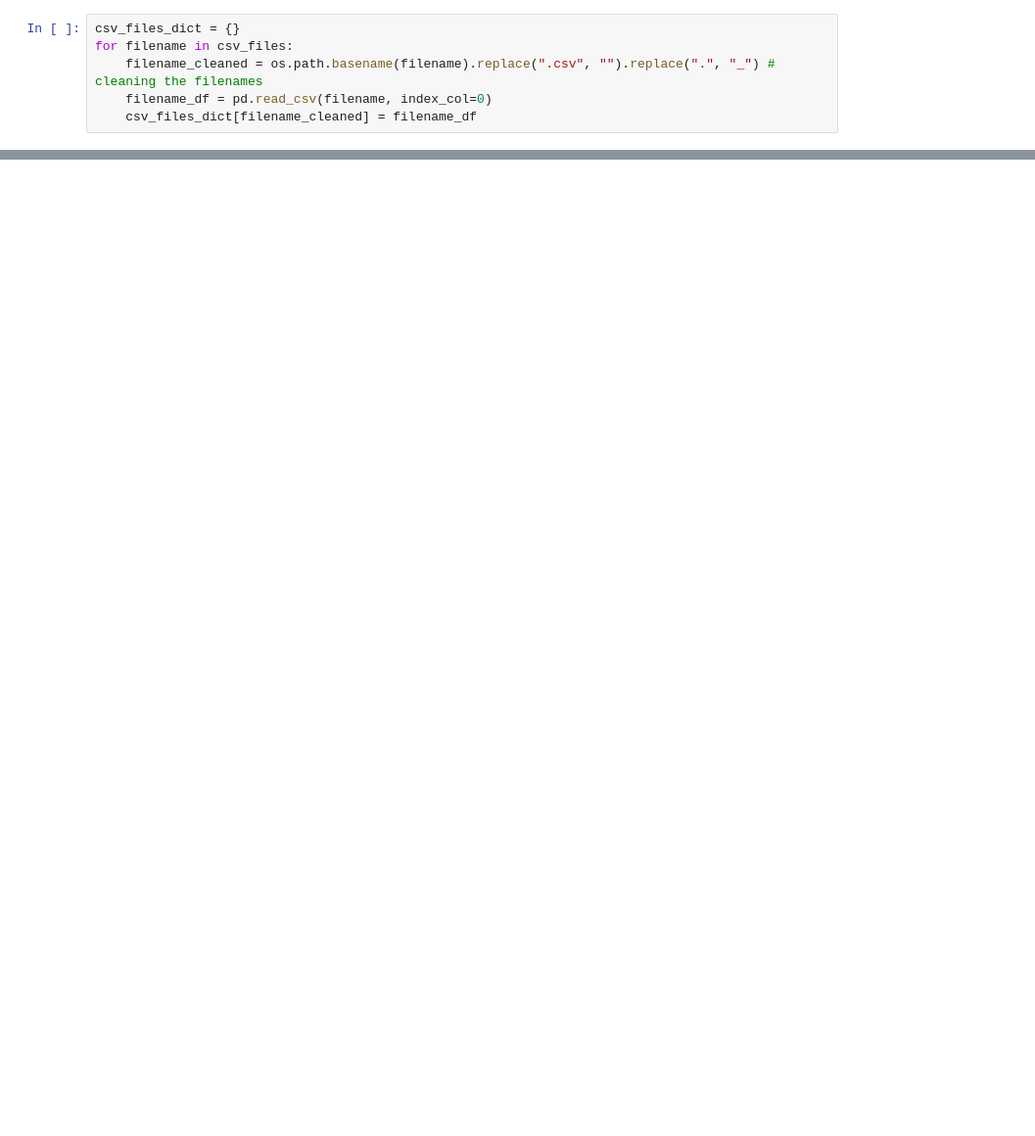
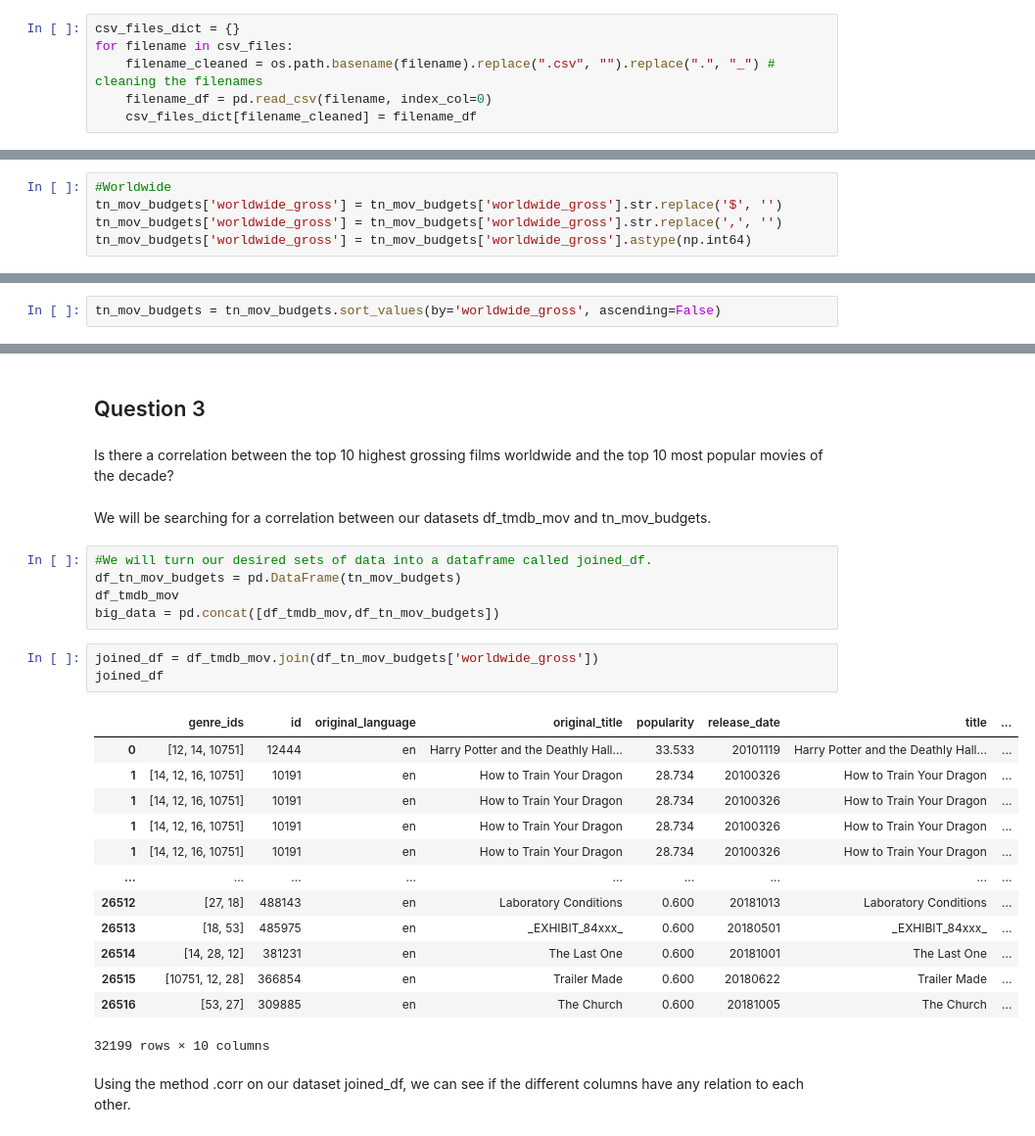
Before and after one commit to blkzen/dsc-mod-1-project-v2-1-onl01-dtsc-ft-012120, a Jupyter notebook: student.ipynb, the cells around one changed output, grey strips where cells are left out. Shown: that part at 98% size. Drawn from its saved outputs; the diff is of its cells as text; blank space fills up the shorter version.

```diff
--- a/student.ipynb
+++ b/student.ipynb
@@ -50 +105,6 @@ To answer this, we will start by selecting the 50 lowest grossing films from our
+# %%
+#Worldwide
+tn_mov_budgets['worldwide_gross'] = tn_mov_budgets['worldwide_gross'].str.replace('$', '')
+tn_mov_budgets['worldwide_gross'] = tn_mov_budgets['worldwide_gross'].str.replace(',', '')
+tn_mov_budgets['worldwide_gross'] = tn_mov_budgets['worldwide_gross'].astype(np.int64)
 # %% [markdown]
@@ -51,0 +127,2 @@ As we can see,
+# %%
+tn_mov_budgets = tn_mov_budgets.sort_values(by='worldwide_gross', ascending=False)
@@ -51,0 +260,31 @@ As we can see,
+# %% [markdown]
+## Question 3
+# %% [markdown]
+Is there a correlation between the top 10 highest grossing films worldwide and the top 10 most popular movies of the decade?
+# %% [markdown]
+We will be searching for a correlation between our datasets
+df_tmdb_mov and tn_mov_budgets.
+# %%
+#We will turn our desired sets of data into a dataframe called joined_df.
+df_tn_mov_budgets = pd.DataFrame(tn_mov_budgets)
+df_tmdb_mov
+big_data = pd.concat([df_tmdb_mov,df_tn_mov_budgets])
+# %%
+joined_df = df_tmdb_mov.join(df_tn_mov_budgets['worldwide_gross'])
+joined_df
+# %% [output]
+|  | genre_ids | id | original_language | original_title | popularity | release_date | title | ... |
+| 0 | [12, 14, 10751] | 12444 | en | Harry Potter and the Deathly Hall... | 33.533 | 20101119 | Harry Potter and the Deathly Hall... | ... |
+| 1 | [14, 12, 16, 10751] | 10191 | en | How to Train Your Dragon | 28.734 | 20100326 | How to Train Your Dragon | ... |
+| 1 | [14, 12, 16, 10751] | 10191 | en | How to Train Your Dragon | 28.734 | 20100326 | How to Train Your Dragon | ... |
+| 1 | [14, 12, 16, 10751] | 10191 | en | How to Train Your Dragon | 28.734 | 20100326 | How to Train Your Dragon | ... |
+| 1 | [14, 12, 16, 10751] | 10191 | en | How to Train Your Dragon | 28.734 | 20100326 | How to Train Your Dragon | ... |
+| ... | ... | ... | ... | ... | ... | ... | ... | ... |
+| 26512 | [27, 18] | 488143 | en | Laboratory Conditions | 0.600 | 20181013 | Laboratory Conditions | ... |
+| 26513 | [18, 53] | 485975 | en | _EXHIBIT_84xxx_ | 0.600 | 20180501 | _EXHIBIT_84xxx_ | ... |
+| 26514 | [14, 28, 12] | 381231 | en | The Last One | 0.600 | 20181001 | The Last One | ... |
+| 26515 | [10751, 12, 28] | 366854 | en | Trailer Made | 0.600 | 20180622 | Trailer Made | ... |
+| 26516 | [53, 27] | 309885 | en | The Church | 0.600 | 20181005 | The Church | ... |
+32199 rows × 10 columns
+# %% [markdown]
+Using the method .corr on our dataset joined_df, we can see if the different columns have any relation to each other.
```
Also changed, not shown: parts of 57 cells of this notebook, 7 other files.
